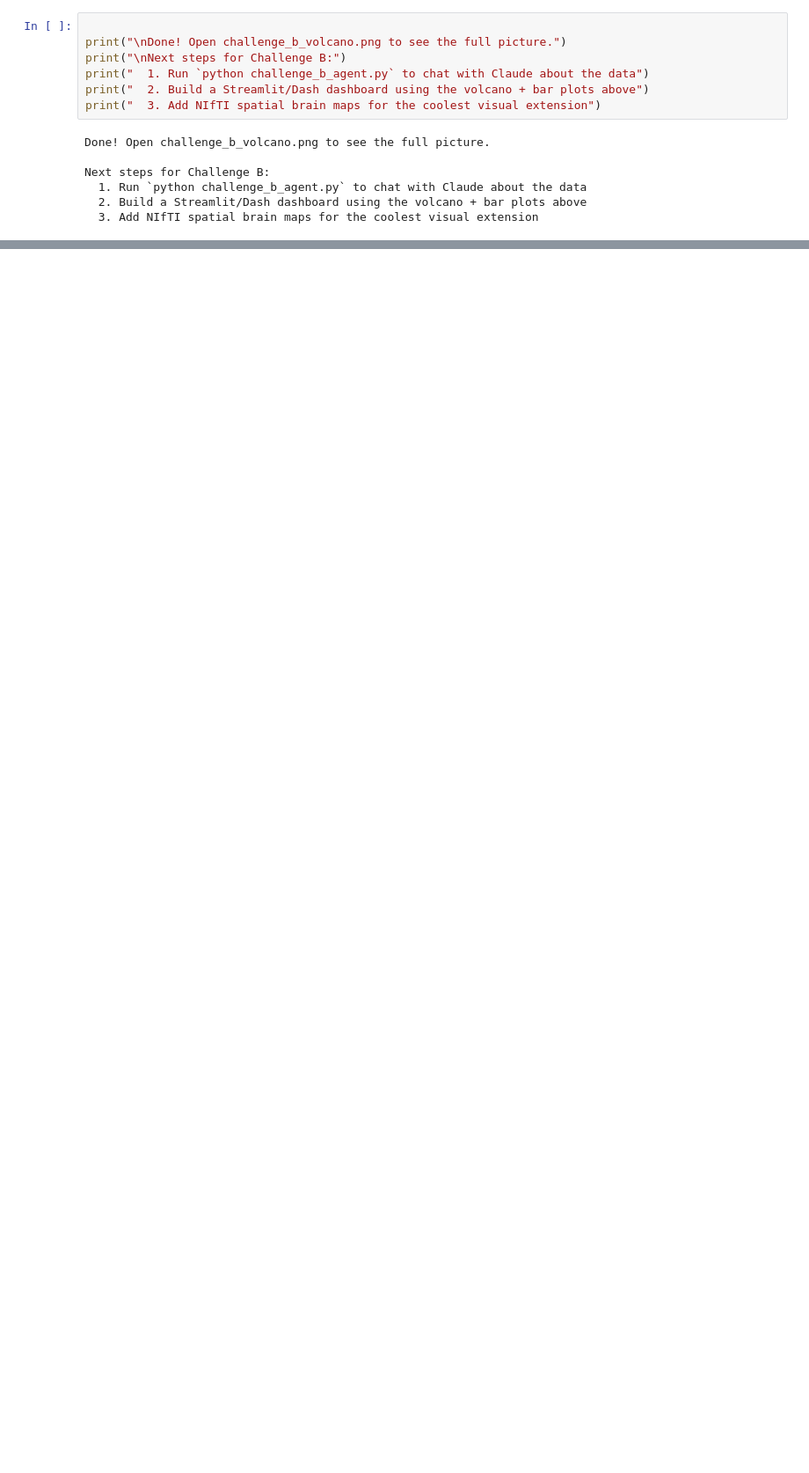
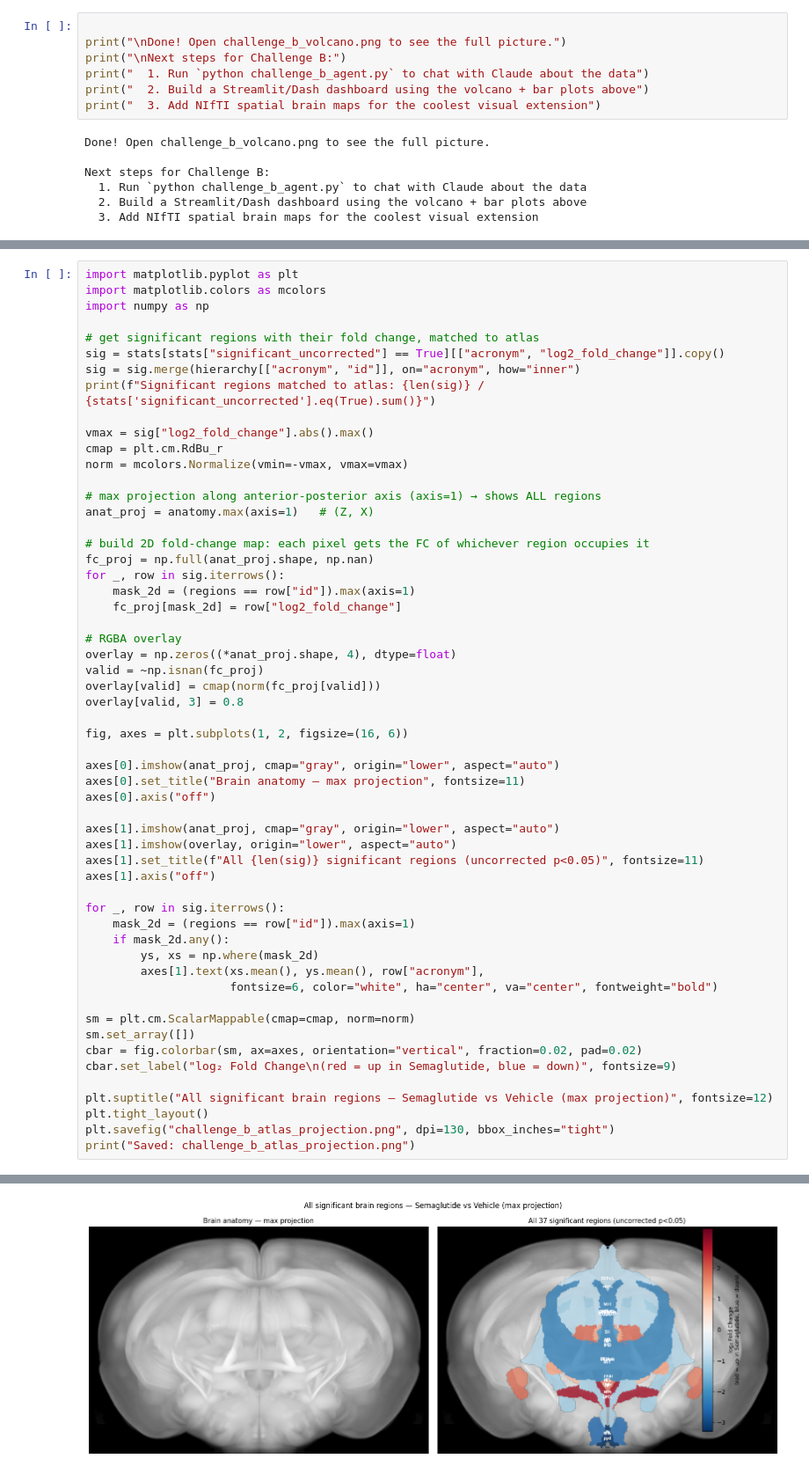
Before and after one commit to maria-baida/explainable-brains-hackathon, a Jupyter notebook: exploration.ipynb, the cells around one changed output, grey strips where cells are left out. Shown at 88% size. Drawn from its saved outputs; the diff is of its cells as text; blank space fills up the shorter version.

```diff
--- a/exploration.ipynb
+++ b/exploration.ipynb
@@ -207,0 +273,57 @@ Next steps for Challenge B:
+# %%
+import matplotlib.pyplot as plt
+import matplotlib.colors as mcolors
+import numpy as np
+
+# get significant regions with their fold change, matched to atlas
+sig = stats[stats["significant_uncorrected"] == True][["acronym", "log2_fold_change"]].copy()
+sig = sig.merge(hierarchy[["acronym", "id"]], on="acronym", how="inner")
+print(f"Significant regions matched to atlas: {len(sig)} / {stats['significant_uncorrected'].eq(True).sum()}")
+
+vmax = sig["log2_fold_change"].abs().max()
+cmap = plt.cm.RdBu_r
+norm = mcolors.Normalize(vmin=-vmax, vmax=vmax)
+
+# max projection along anterior-posterior axis (axis=1) → shows ALL regions
+anat_proj = anatomy.max(axis=1)   # (Z, X)
+
+# build 2D fold-change map: each pixel gets the FC of whichever region occupies it
+fc_proj = np.full(anat_proj.shape, np.nan)
+for _, row in sig.iterrows():
+    mask_2d = (regions == row["id"]).max(axis=1)
+    fc_proj[mask_2d] = row["log2_fold_change"]
+
+# RGBA overlay
+overlay = np.zeros((*anat_proj.shape, 4), dtype=float)
+valid = ~np.isnan(fc_proj)
+overlay[valid] = cmap(norm(fc_proj[valid]))
+overlay[valid, 3] = 0.8
+
+fig, axes = plt.subplots(1, 2, figsize=(16, 6))
+
+axes[0].imshow(anat_proj, cmap="gray", origin="lower", aspect="auto")
+axes[0].set_title("Brain anatomy — max projection", fontsize=11)
+axes[0].axis("off")
+
+axes[1].imshow(anat_proj, cmap="gray", origin="lower", aspect="auto")
+axes[1].imshow(overlay, origin="lower", aspect="auto")
+axes[1].set_title(f"All {len(sig)} significant regions (uncorrected p<0.05)", fontsize=11)
+axes[1].axis("off")
+
+for _, row in sig.iterrows():
+    mask_2d = (regions == row["id"]).max(axis=1)
+    if mask_2d.any():
+        ys, xs = np.where(mask_2d)
+        axes[1].text(xs.mean(), ys.mean(), row["acronym"],
+                     fontsize=6, color="white", ha="center", va="center", fontweight="bold")
+
+sm = plt.cm.ScalarMappable(cmap=cmap, norm=norm)
+sm.set_array([])
+cbar = fig.colorbar(sm, ax=axes, orientation="vertical", fraction=0.02, pad=0.02)
+cbar.set_label("log₂ Fold Change\n(red = up in Semaglutide, blue = down)", fontsize=9)
+
+plt.suptitle("All significant brain regions — Semaglutide vs Vehicle (max projection)", fontsize=12)
+plt.tight_layout()
+plt.savefig("challenge_b_atlas_projection.png", dpi=130, bbox_inches="tight")
+print("Saved: challenge_b_atlas_projection.png")
+# %% [output]
@@ -207,0 +332 @@ Next steps for Challenge B:
+[figure, added]
```
Also changed, not shown: parts of 5 cells of this notebook, 9 other files.
